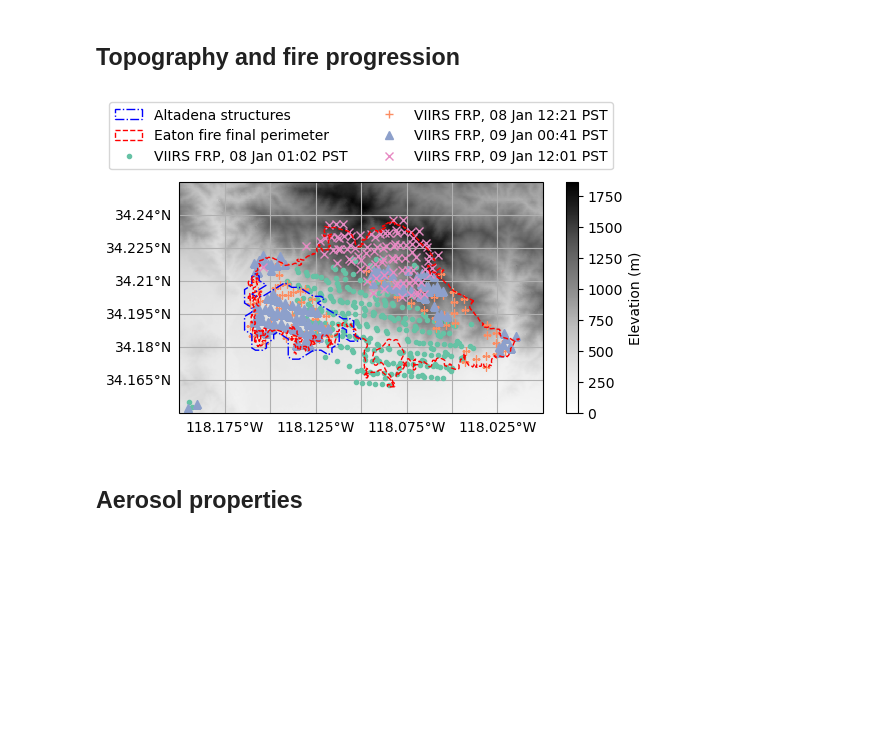
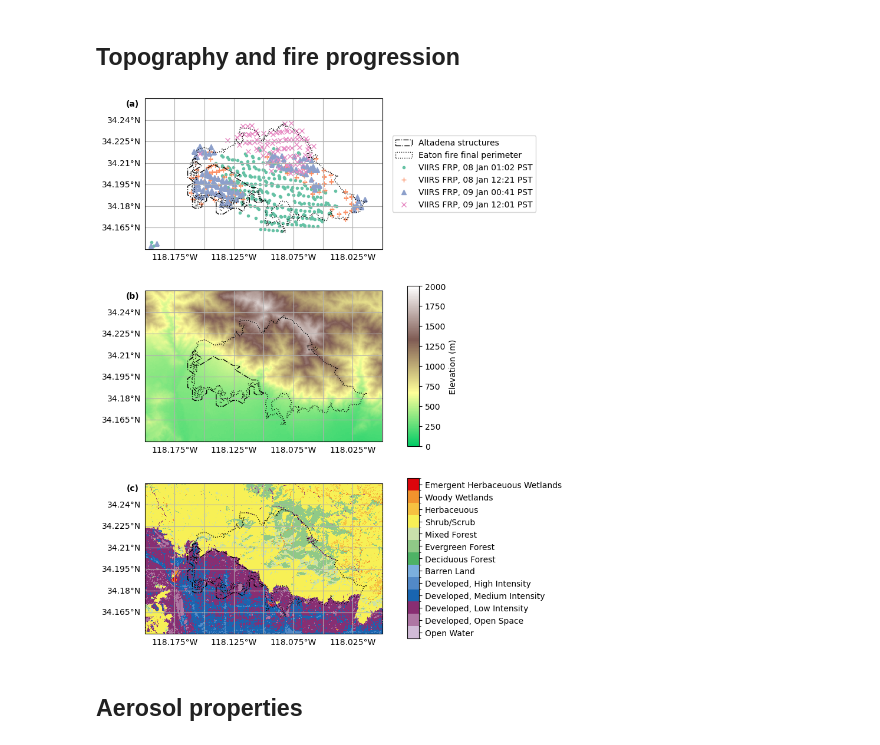
Before and after one commit to NASA-TROPESS/la-fires-2025-notebook, a Jupyter notebook: EST LA Fires.ipynb, the cells around one changed output. Drawn from its saved outputs; the diff is of its cells as text; code cells hidden in the pictures; blank space fills up the shorter version.

Commit message:
Updated paper notebook
This adds an NLCD plot and switches most of the TROPESS-related plots to
use data from the DAAC. The only exception is Susan's custom NH3.

```diff
--- a/EST LA Fires.ipynb
+++ b/EST LA Fires.ipynb
@@ -221,7 +221,6 @@ def plot_tropess_profile_ensemble(
     species: str,
     date: pd.Timestamp,
     extents: list[float],
-    step=0,
     vscale: float = 1.0,
     units: str = 'mol/mol',
     good_only: bool = False,
@@ -232,7 +231,7 @@ def plot_tropess_profile_ensemble(
     vmax=None,
     ax = None
 ):
-    data = nbtrdat.load_muses_cols(muses_root_dir='static-data/tropess/', species=species, date=date, step=step)
+    data = nbtrdat.load_tropess_cols(tropess_dir='static-data/tropess-daac/standard/', species=species, date=date)
     ii = nbtrdat.make_filter_index(data, extents=extents, good_only=good_only, day_only=day_only)
     xvals = data['x'][ii]
     xvals[xvals < -990] = np.nan
@@ -263,7 +262,7 @@ co_scatter_kws = dict(
     column='total',
     col_avg=True,
     vscale=1e6,
-    vmin=0, vmax=0.5,
+    vmin=0, vmax=0.25,
     cmap='Reds',
     cblabel='CO total column avg. (ppm)'
 )
@@ -274,8 +273,8 @@ dates = pd.date_range('2025-01-08', '2025-01-09')
 
 for idate, date in enumerate(dates):
     ax_map = fig.add_subplot(gs[0, idate], projection=ccrs.PlateCarree())
-    nbplt.plot_muses_columns(
-        muses_root='static-data/tropess/',
+    nbplt.plot_muses_or_tropess_columns(
+        data_root='static-data/tropess-daac/standard/', tropess_format=True,
         species='CO', date=date, extents=nbcst.LA_EXTENT, ax=ax_map, **co_scatter_kws
     )
     ax_map.set_title(f'{date:%d %b}')
@@ -666,8 +792,8 @@ def plot_frps_colored_by_overpass(frp_df, min_time, max_time, cmap='Set2', exten
 # %%
-make_topography_fire_progression_plot(structure_damage_gdf, perimeters_gdf, viirs_jpss2_frp)
+make_topography_land_cover_fire_progression_plot(structure_damage_gdf, perimeters_gdf, viirs_jpss2_frp)
 plt.savefig('figures/eaton-fire-topography.pdf', bbox_inches='tight')
 # %% [output]
-[figure, old version]
+[figure, new version]
 # %% [markdown]
 ## Aerosol properties
 # %%
```
Also changed, not shown: parts of 11 cells of this notebook, 4 other files.
